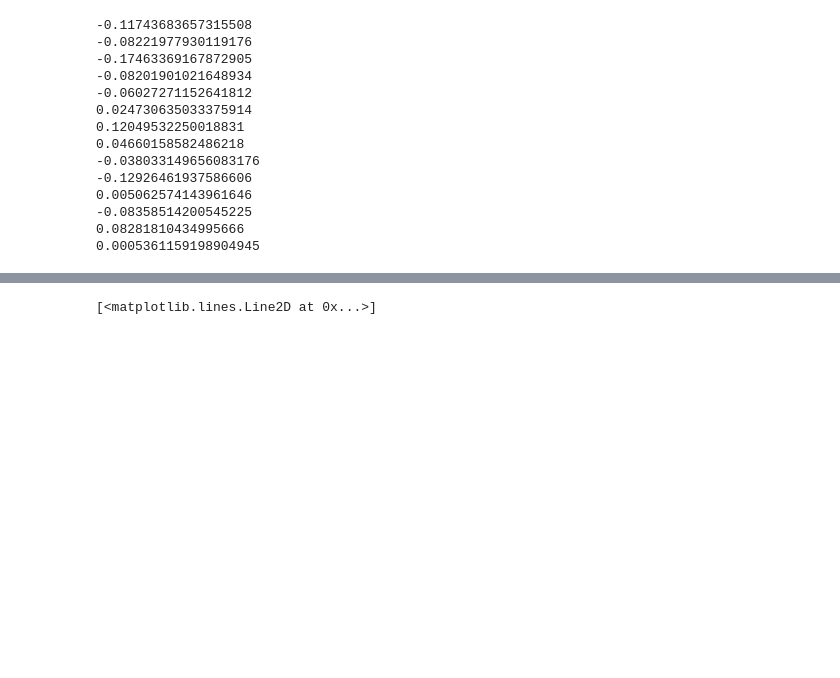
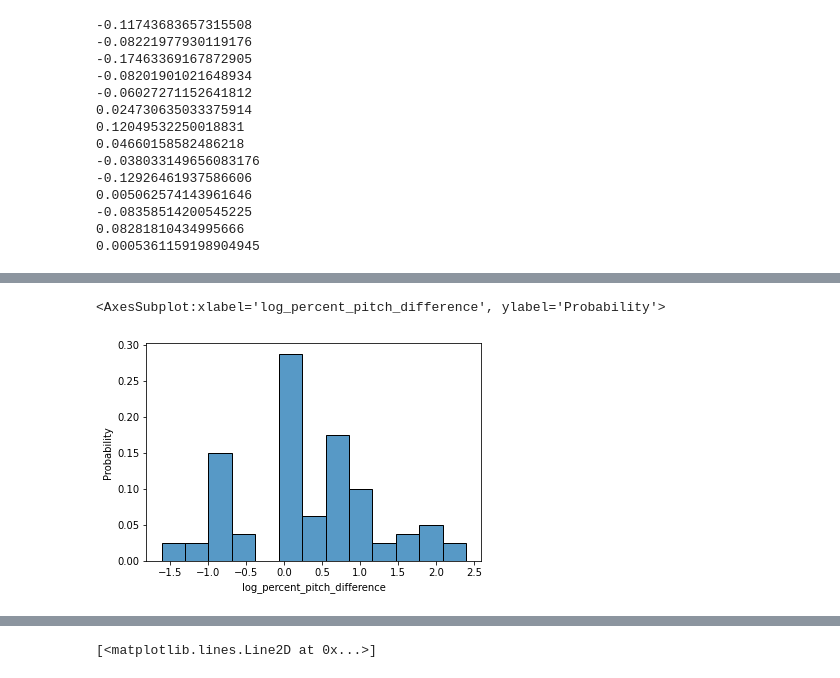
Before and after one commit to CameronDHarris/jazzflow, a Jupyter notebook: benWebsterBot.ipynb, the cells around one changed output, grey strips where cells are left out. Drawn from its saved outputs; the diff is of its cells as text; code cells hidden in the pictures; blank space fills up the shorter version.

```diff
--- a/benWebsterBot.ipynb
+++ b/benWebsterBot.ipynb
@@ -73,3 +115,7 @@ print(test_data.get_pitch_class_transition_matrix())
  [ 0.  0.  2.  0.  4.  1.  3.  4.  3.  5.  1.  7.]
  [ 2.  1.  1.  0.  1.  0.  0.  3.  0.  0.  0.  6.]
  [13.  1. 15.  0.  2.  2.  2.  3.  1. 13.  2.  5.]]
+# %%
+instrument = test_data.instruments[0]
+notes_array = instrument.notes
+print(notes_array)
@@ -75,0 +131,11 @@ print(test_data.get_pitch_class_transition_matrix())
+# %%
+df = pd.DataFrame()
+
+pitches = np.array([])
+for note in notes_array:
+  pitches = np.append(pitches, note.pitch)
+pitch_diff = np.diff(pitches)
+
+df['pitch_differences'] = pd.Series(pitch_diff)
+df['abs_pitch_differences'] = pd.Series(abs(pitch_diff))
+df['pitch'] = pd.Series(pitches)
@@ -213,6 +534,8 @@ print(notes_array)
 # %% [markdown]
 ### Pitch Differences
 # %%
+df = pd.DataFrame()
+
 pitches = np.array([])
 for note in notes_array:
   pitches = np.append(pitches, note.pitch)
@@ -243,0 +573,4 @@ for i in range(1, 15):
+# %%
+print(df['pitch_differences'].pct_change())
+df['percent_pitch_difference'] = df['pitch_differences'].pct_change()
+df['log_percent_pitch_difference'] = np.log(df['percent_pitch_difference'])
@@ -243,0 +590,5 @@ for i in range(1, 15):
+# %%
+sns.histplot(df['log_percent_pitch_difference'], stat='probability')
+# %% [output]
+<AxesSubplot:xlabel='log_percent_pitch_difference', ylabel='Probability'>
+[figure, added]
```
Also changed, not shown: parts of 76 cells of this notebook.
